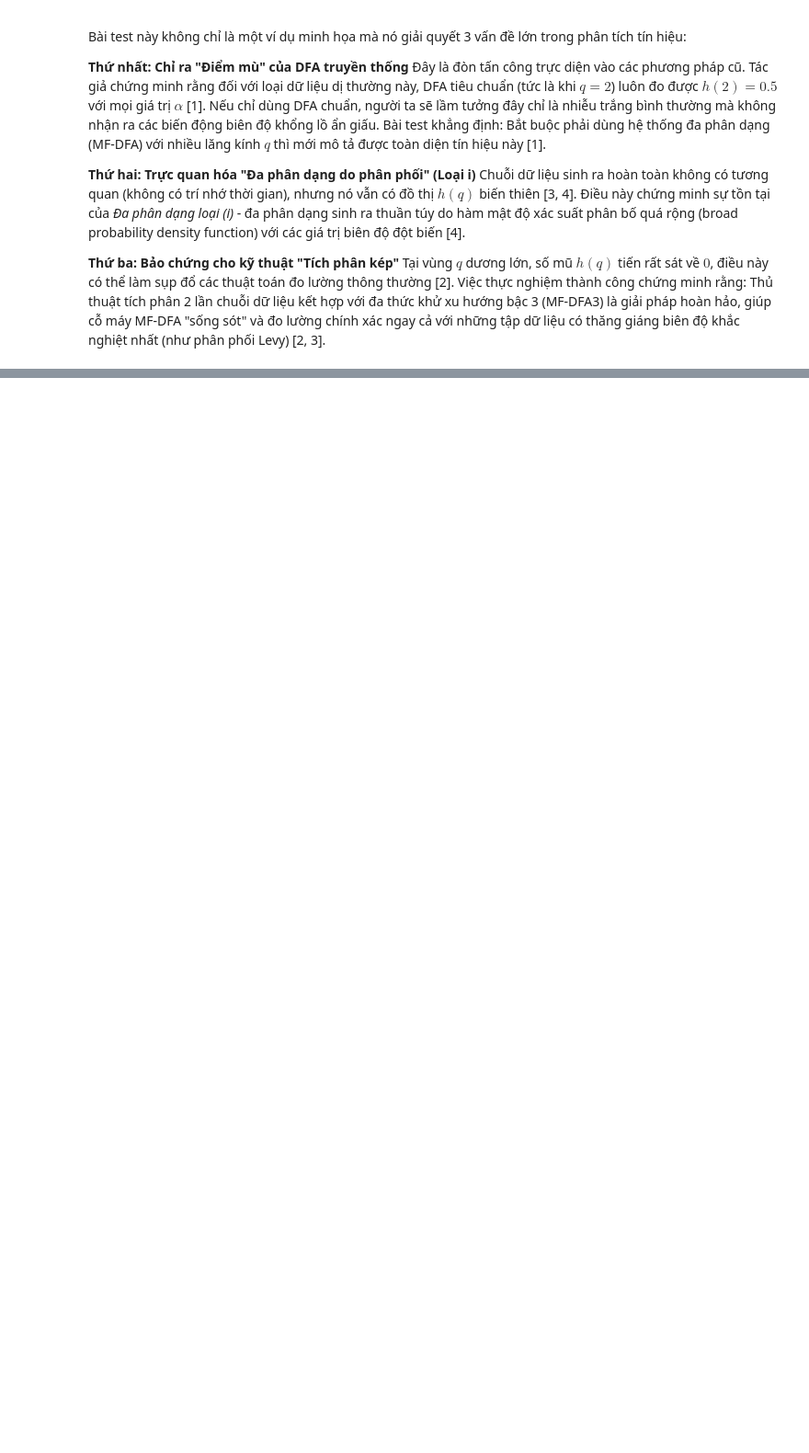
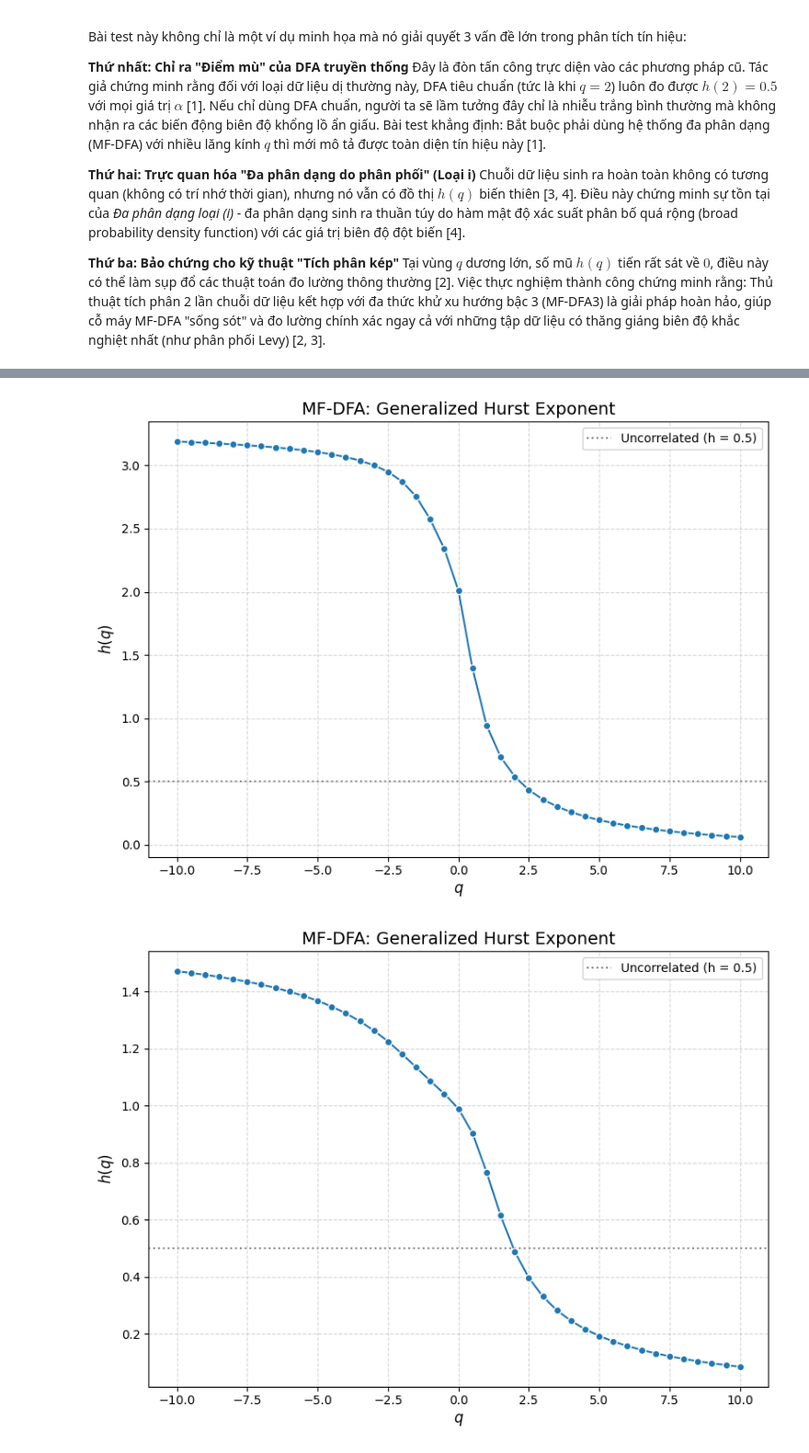
Before and after one commit to Vutu2003/Nonlinear-Time-Series-Analysis, a Jupyter notebook: paper_replications/Kantelhardt_2002_Multifractal_Analysis.ipynb, the cells around one changed output, grey strips where cells are left out. Shown at 92% size. Saved outputs shown, nothing was run; the diff lists cells and outputs as text; code cells hidden in the pictures; blank space fills up the shorter version.

```diff
--- a/paper_replications/Kantelhardt_2002_Multifractal_Analysis.ipynb
+++ b/paper_replications/Kantelhardt_2002_Multifractal_Analysis.ipynb
@@ -429,0 +551,53 @@ Tại vùng $q$ dương lớn, số mũ $h(q)$ tiến rất sát về $0$, đi
+# %%
+N = 8192
+n_max = 13
+
+# Các tham số Log-Poisson theo cấu hình Mục 4
+lam = 1.0  # Lưu ý: np.log(1) = 0. (Tham số nguyên bản theo mô tả)
+delta = 0.9
+gamma = -(delta**4) / 2
+
+# Sinh 1 chuỗi dữ liệu độc lập (bạn có thể đưa vào vòng lặp for 100 lần cho toàn bộ thực nghiệm)
+data = generate_logpoisson_cascade(n_max=n_max, lam=lam, delta=delta, gamma=gamma)
+
+# ---------------------------------------------------------
+# 2. CẤU HÌNH THUẬT TOÁN MF-DFA
+# ---------------------------------------------------------
+# Bậc đa thức detrending: MF-DFA2
+m_order = 2
+
+# Lăng kính q: Khoảng giá trị q thuộc [-10, 10]
+# Sử dụng 41 điểm để đường cong h(q) và tau(q) mượt mà (bước nhảy 0.5)
+q_values_dense = np.linspace(-10, 10, 41)
+
+# Mảng scale s: Phân bố logarithm bao phủ toàn bộ dải biến thiên
+s_values = np.logspace(np.log10(10), np.log10(N/4), 50).astype(int)
+# Loại bỏ các giá trị trùng lặp do ép kiểu int ở các scale nhỏ
+s_values = np.unique(s_values)
+
+# 3. Tham số fit_range CHUẨN cho chuỗi Log-Poisson (400 đến 2000)
+min_scale_val = 400
+max_scale_val = 2000
+
+# Cấu hình tham số chung tương thích với API của NTSA/MF-DFA
+params = {
+    's_array': s_values,
+    'q_array': q_values_dense,
+    'm': m_order,
+    'min_scale': min_scale_val,
+    # Chuyển đổi max_scale_val thành tỷ lệ max_scale_ratio (N / 2000 ~ 4)
+    'max_scale_ratio': int(N / max_scale_val)
+}
+
+# 1. Tính toán MF-DFA chuẩn
+original_result = mf_dfa(data=data, **params)
+
+# 2. Tính toán MF-DFA mở rộng (Shuffling)
+shuffle_result = mf_dfa_shuffle(data=data, n_shuffle=100, random_state=42, **params)
+
+# 3. Trực quan hóa (Các hàm plot KHÔNG cần thay đổi)
+plot_hq(original_result, show_error=False, figsize=(8, 6))
+plot_hq(shuffle_result, show_error=False, figsize=(8, 6))
+# %% [output]
+[figure, added]
+[figure, added]
```
Also changed, not shown: parts of 8 cells of this notebook.
